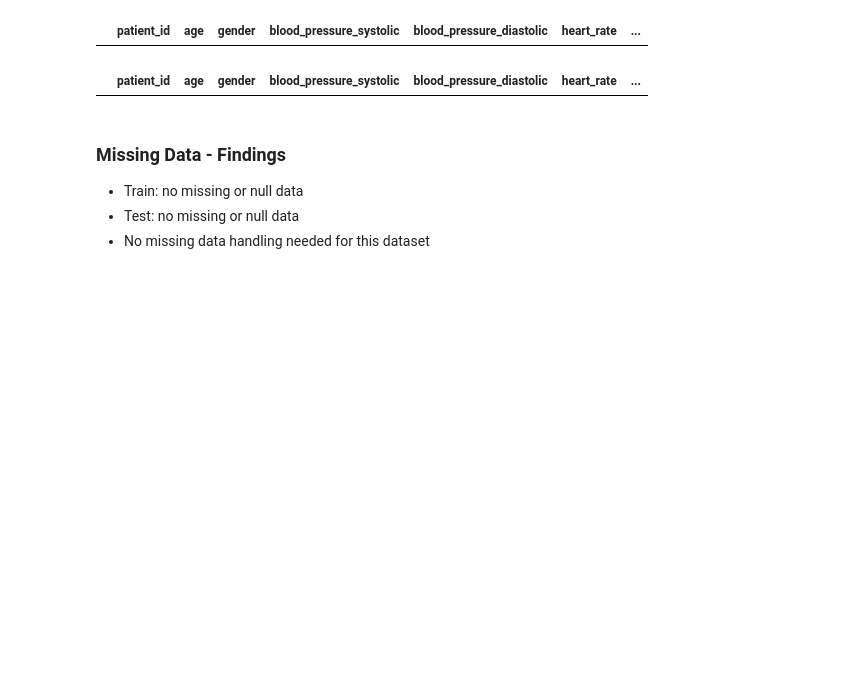
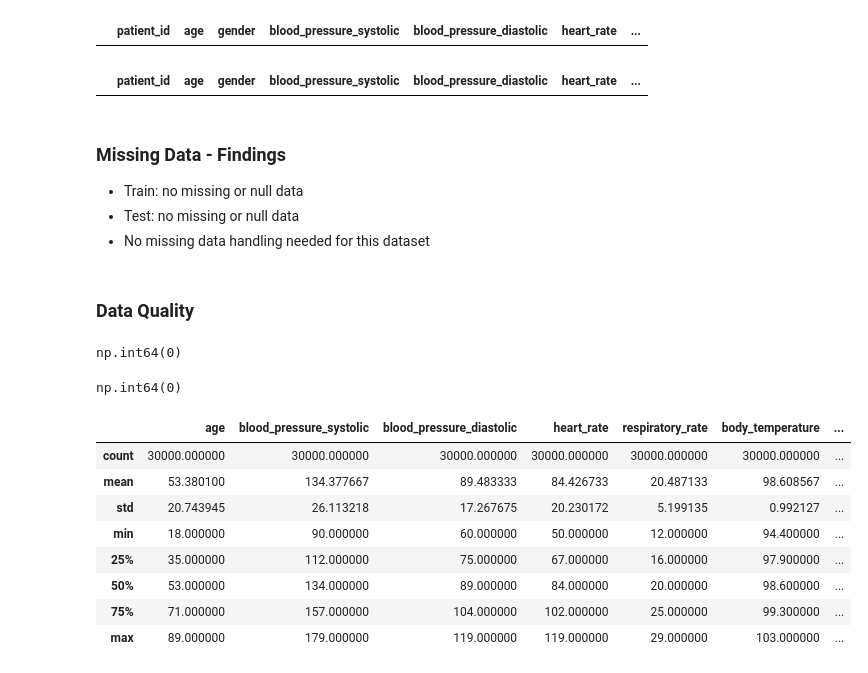
Before and after one commit to Juniorin/vitaltrace, a Jupyter notebook: notebooks/01_eda.ipynb, the cells around one changed output. Saved outputs shown, nothing was run; the diff lists cells and outputs as text; code cells hidden in the pictures; blank space fills up the shorter version.

Commit message:
chore(eda): data quality pass overview

```diff
--- a/notebooks/01_eda.ipynb
+++ b/notebooks/01_eda.ipynb
@@ -143,3 +143,25 @@ test_df[test_df.isnull().any(axis=1)]
 - Train: no missing or null data
 - Test: no missing or null data
 - No missing data handling needed for this dataset
+# %% [markdown]
+### Data Quality
+# %%
+train_df.duplicated().sum()
+# %% [output]
+np.int64(0)
+# %%
+test_df.duplicated().sum()
+# %% [output]
+np.int64(0)
+# %%
+train_df.describe()
+# %% [output]
+|  | age | blood_pressure_systolic | blood_pressure_diastolic | heart_rate | respiratory_rate | body_temperature | ... |
+| count | 30000.000000 | 30000.000000 | 30000.000000 | 30000.000000 | 30000.000000 | 30000.000000 | ... |
+| mean | 53.380100 | 134.377667 | 89.483333 | 84.426733 | 20.487133 | 98.608567 | ... |
+| std | 20.743945 | 26.113218 | 17.267675 | 20.230172 | 5.199135 | 0.992127 | ... |
+| min | 18.000000 | 90.000000 | 60.000000 | 50.000000 | 12.000000 | 94.400000 | ... |
+| 25% | 35.000000 | 112.000000 | 75.000000 | 67.000000 | 16.000000 | 97.900000 | ... |
+| 50% | 53.000000 | 134.000000 | 89.000000 | 84.000000 | 20.000000 | 98.600000 | ... |
+| 75% | 71.000000 | 157.000000 | 104.000000 | 102.000000 | 25.000000 | 99.300000 | ... |
+| max | 89.000000 | 179.000000 | 119.000000 | 119.000000 | 29.000000 | 103.000000 | ... |
```
Also changed, not shown: parts of 2 cells of this notebook.
